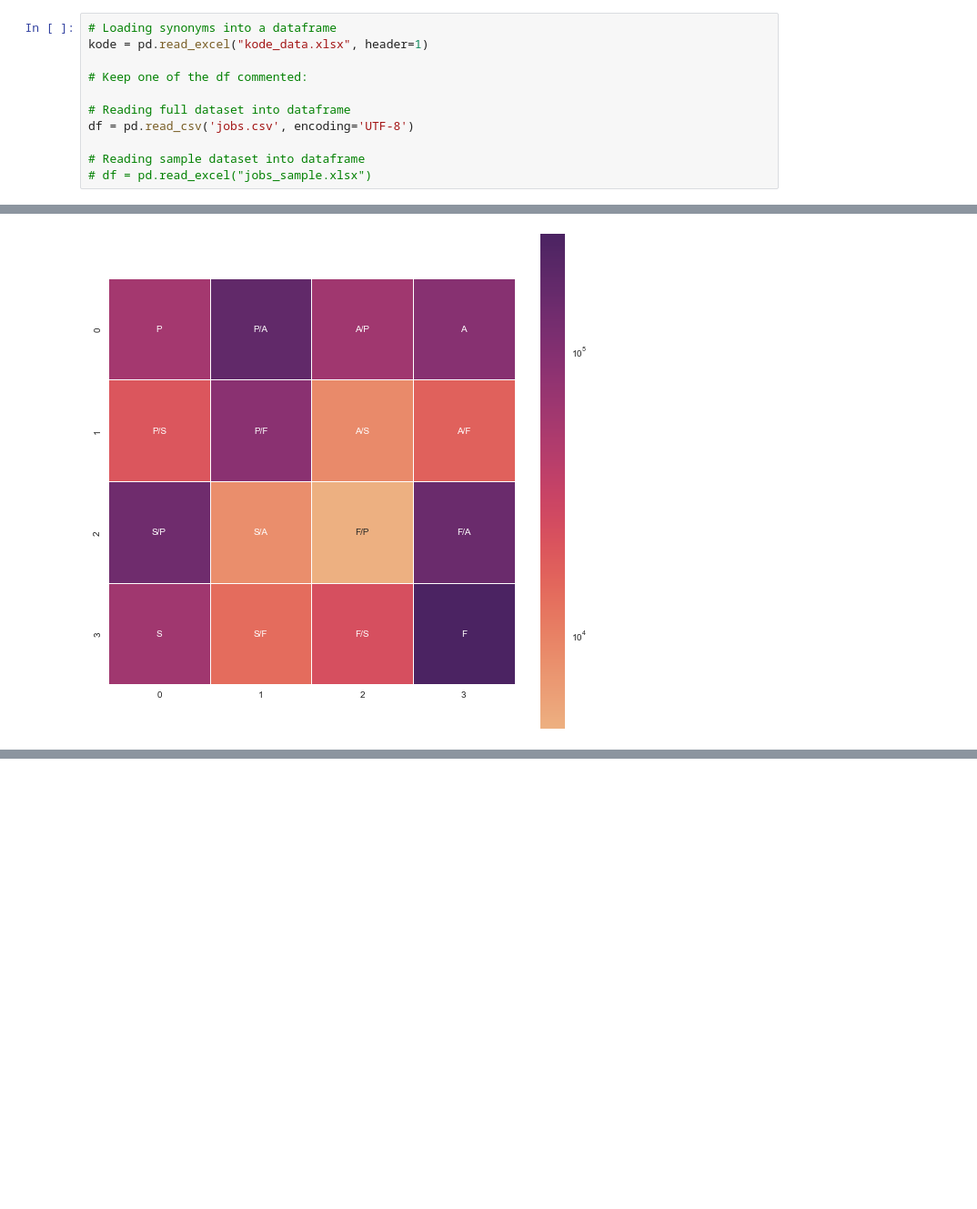
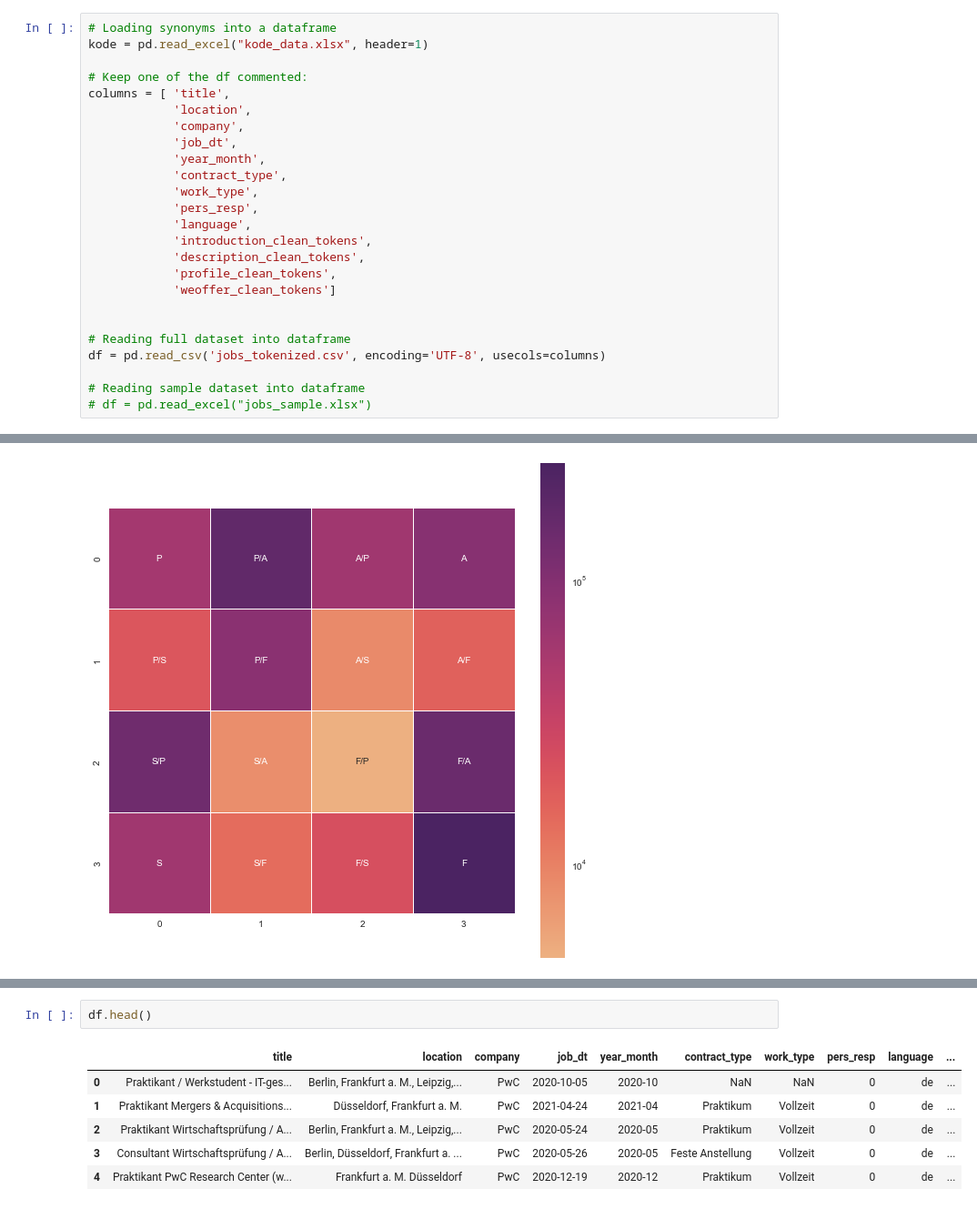
Before and after one commit to sharasivam/stellenanzeigen, a Jupyter notebook: story.ipynb, the cells around one changed output, grey strips where cells are left out. Shown at 91% size. Cells and saved outputs as stored; diff of their text form; blank space fills up the shorter version.

```diff
--- a/story.ipynb
+++ b/story.ipynb
@@ -30,9 +32,23 @@ from fuzzywuzzy import fuzz
 kode = pd.read_excel("kode_data.xlsx", header=1)
 
 # Keep one of the df commented:
+columns = [ 'title',
+            'location',
+            'company',
+            'job_dt',
+            'year_month',
+            'contract_type',
+            'work_type',
+            'pers_resp',
+            'language',
+            'introduction_clean_tokens',
+            'description_clean_tokens',
+            'profile_clean_tokens',
+            'weoffer_clean_tokens']
+
 
 # Reading full dataset into dataframe
-df = pd.read_csv('jobs.csv', encoding='UTF-8')
+df = pd.read_csv('jobs_tokenized.csv', encoding='UTF-8', usecols=columns)
 
 # Reading sample dataset into dataframe
 # df = pd.read_excel("jobs_sample.xlsx")
@@ -395,0 +550,9 @@ sns.heatmap(goho,
+# %%
+df.head()
+# %% [output]
+|  | title | location | company | job_dt | year_month | contract_type | work_type | pers_resp | language | ... |
+| 0 | Praktikant / Werkstudent - IT-ges... | Berlin, Frankfurt a. M., Leipzig,... | PwC | 2020-10-05 | 2020-10 | NaN | NaN | 0 | de | ... |
+| 1 | Praktikant Mergers & Acquisitions... | Düsseldorf, Frankfurt a. M. | PwC | 2021-04-24 | 2021-04 | Praktikum | Vollzeit | 0 | de | ... |
+| 2 | Praktikant Wirtschaftsprüfung / A... | Berlin, Frankfurt a. M., Leipzig,... | PwC | 2020-05-24 | 2020-05 | Praktikum | Vollzeit | 0 | de | ... |
+| 3 | Consultant Wirtschaftsprüfung / A... | Berlin, Düsseldorf, Frankfurt a. ... | PwC | 2020-05-26 | 2020-05 | Feste Anstellung | Vollzeit | 0 | de | ... |
+| 4 | Praktikant PwC Research Center (w... | Frankfurt a. M. Düsseldorf | PwC | 2020-12-19 | 2020-12 | Praktikum | Vollzeit | 0 | de | ... |
```
Also changed, not shown: parts of 29 cells of this notebook, 1 other file.
